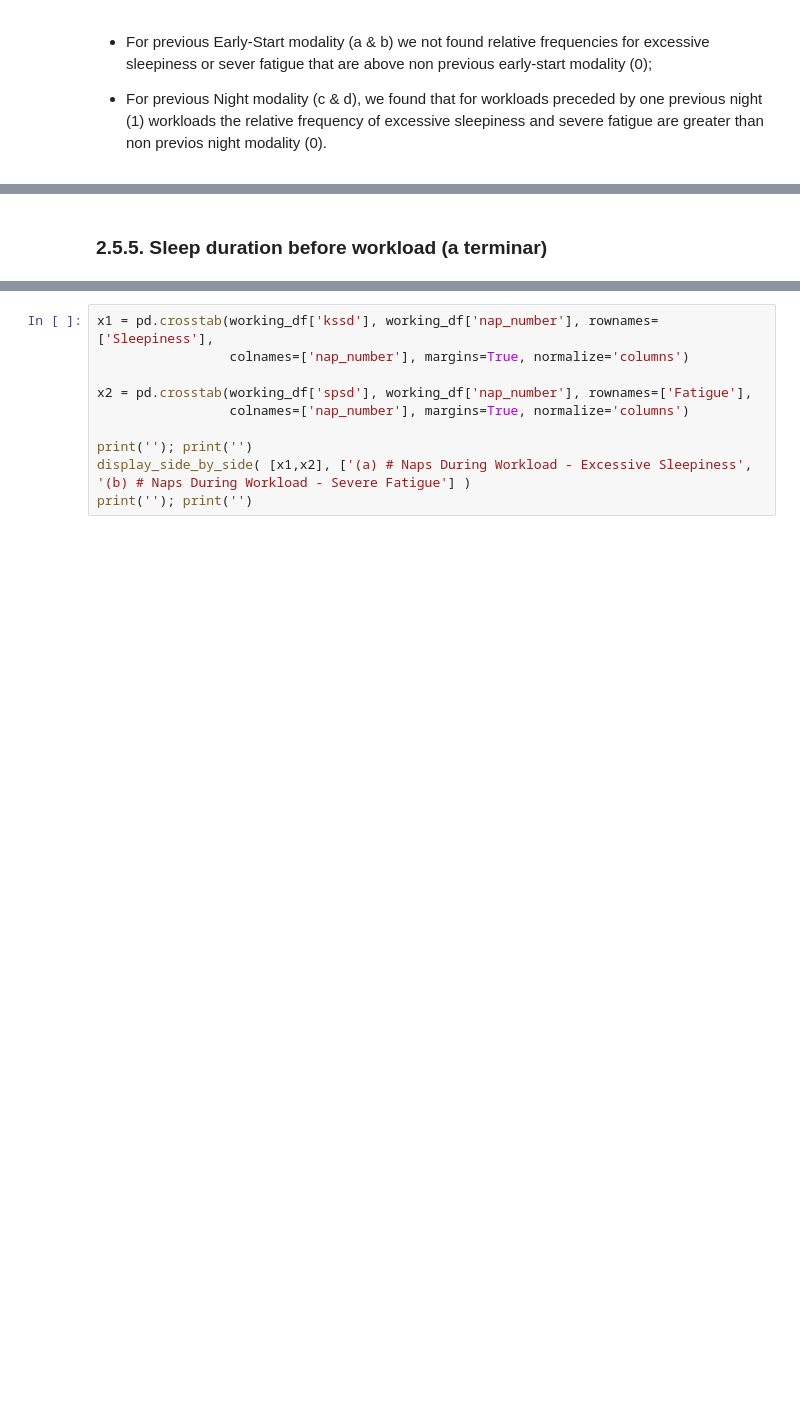
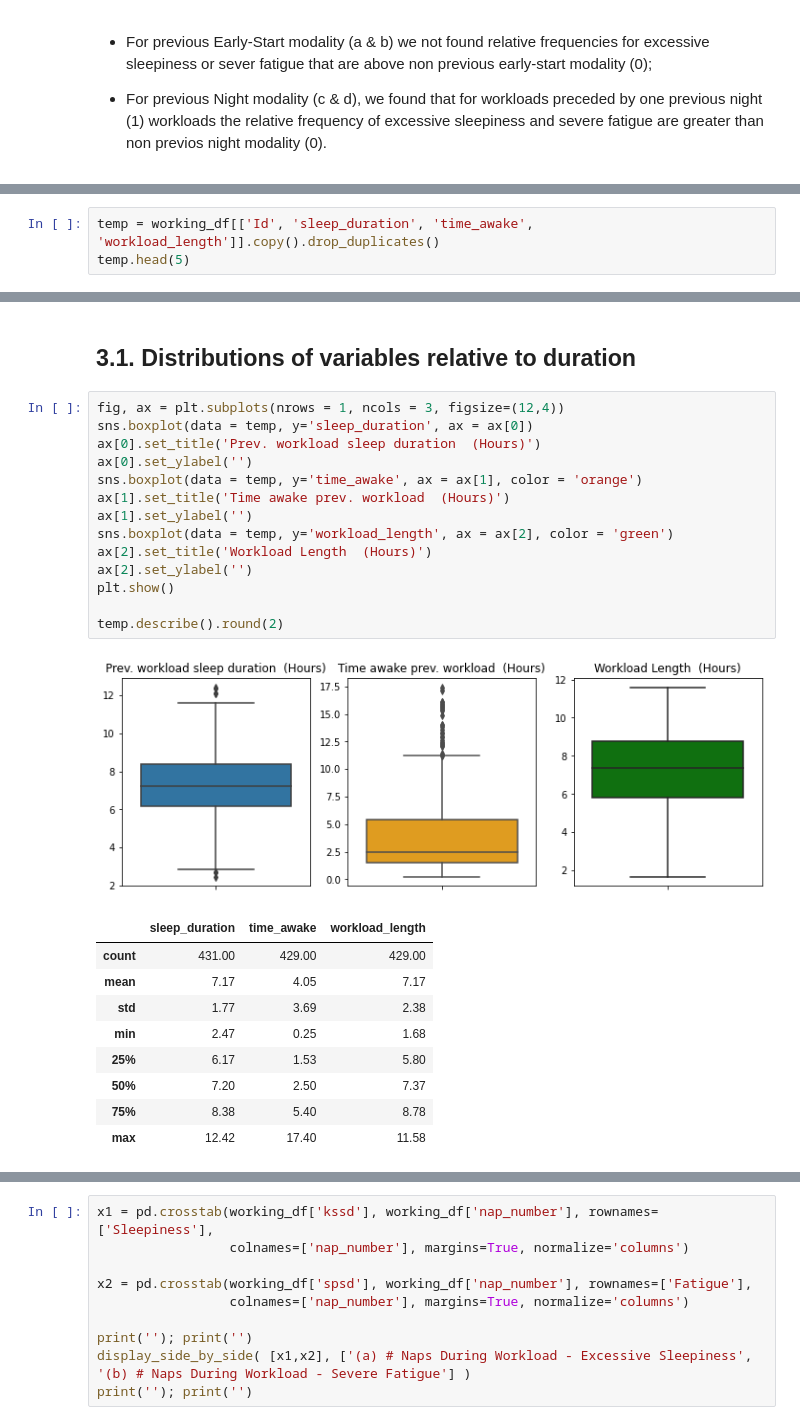
Before and after one commit to jlpscampos/Perception-of-Excessive-Sleepiness-and-Severe-Fatigue-in-Civil-Aviation-Pilots, a Jupyter notebook: EDA.ipynb, the cells around one changed output, grey strips where cells are left out. Cells and saved outputs as stored; diff of their text form; blank space fills up the shorter version.

```diff
--- a/EDA.ipynb
+++ b/EDA.ipynb
@@ -250,0 +255,3 @@ print(''); print('')
+# %%
+temp = working_df[['Id', 'sleep_duration', 'time_awake', 'workload_length']].copy().drop_duplicates()
+temp.head(5)
@@ -251,2 +265,27 @@ print(''); print('')
 # %% [markdown]
-### 2.5.5. Sleep duration before workload (a terminar)
+## 3.1. Distributions of variables relative to duration
+# %%
+fig, ax = plt.subplots(nrows = 1, ncols = 3, figsize=(12,4))
+sns.boxplot(data = temp, y='sleep_duration', ax = ax[0])
+ax[0].set_title('Prev. workload sleep duration  (Hours)')
+ax[0].set_ylabel('')
+sns.boxplot(data = temp, y='time_awake', ax = ax[1], color = 'orange')
+ax[1].set_title('Time awake prev. workload  (Hours)')
+ax[1].set_ylabel('')
+sns.boxplot(data = temp, y='workload_length', ax = ax[2], color = 'green')
+ax[2].set_title('Workload Length  (Hours)')
+ax[2].set_ylabel('')
+plt.show()
+
+temp.describe().round(2)
+# %% [output]
+[figure, added]
+|  | sleep_duration | time_awake | workload_length |
+| count | 431.00 | 429.00 | 429.00 |
+| mean | 7.17 | 4.05 | 7.17 |
+| std | 1.77 | 3.69 | 2.38 |
+| min | 2.47 | 0.25 | 1.68 |
+| 25% | 6.17 | 1.53 | 5.80 |
+| 50% | 7.20 | 2.50 | 7.37 |
+| 75% | 8.38 | 5.40 | 8.78 |
+| max | 12.42 | 17.40 | 11.58 |
```
Also changed, not shown: parts of 25 cells of this notebook, 1 other file.
